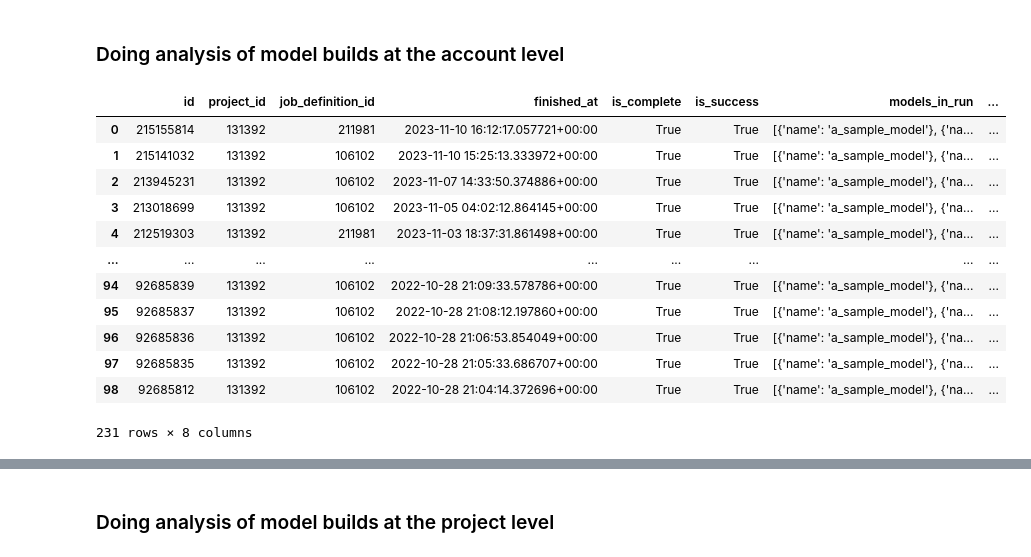
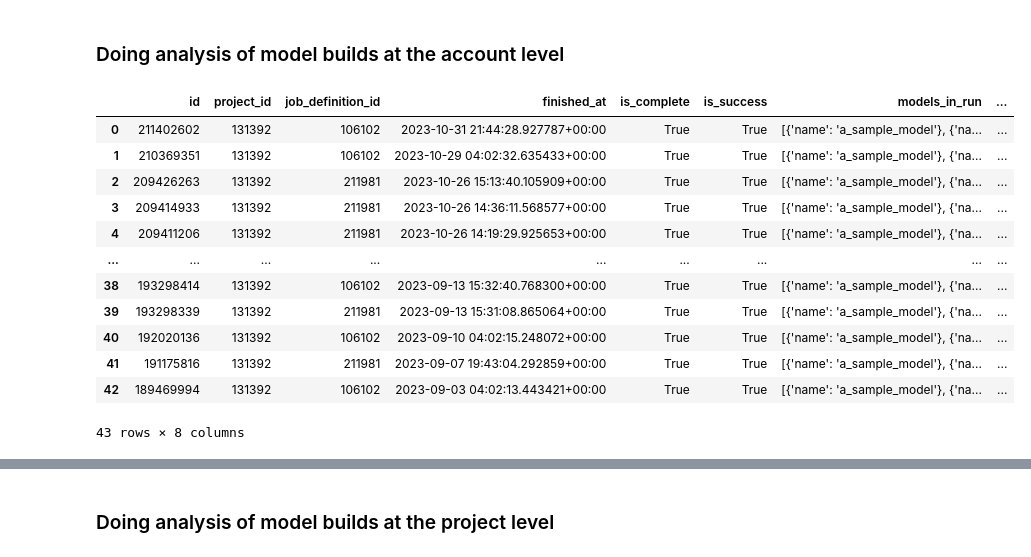
Before and after one commit to Stevedow99/dbt_cloud_code_snippets, a Jupyter notebook: python/analyze_model_builds_with_dbt_cloud_apis/project_job_analysis.ipynb, the cells around one changed output, grey strips where cells are left out. Cells and saved outputs as stored; diff of their text form; code cells hidden in the pictures.

```diff
--- a/python/analyze_model_builds_with_dbt_cloud_apis/project_job_analysis.ipynb
+++ b/python/analyze_model_builds_with_dbt_cloud_apis/project_job_analysis.ipynb
@@ -167,25 +191,31 @@ def get_runs_for_a_dbt_cloud_account(account_id, number_of_runs_to_return, proje
 # %% [markdown]
 ### Doing analysis of model builds at the account level
 # %%
-# getting the last 300 runs for the cloud account
+# getting runs from sep 1 to nov 1
+run_start_date = '2023-09-01'
+run_end_date = '2023-11-01'
+
 # note this will take a little since we are making a few API calls
-dfa = get_runs_for_a_dbt_cloud_account(account_id=account_id, number_of_runs_to_return=300)
+dbt_cloud_account_runs = get_runs_for_a_dbt_cloud_account(account_id=account_id, run_start_date=run_start_date, run_end_date=run_end_date)
+
+# Set the maximum number of rows to display, just using to reduce notebook size when demoing
+# pd.set_option('display.max_rows', 10)
 
 # display the data to get a look at it
-display(dfa)
+display(dbt_cloud_account_runs)
 # %% [output]
 |  | id | project_id | job_definition_id | finished_at | is_complete | is_success | models_in_run | ... |
-| 0 | 215155814 | 131392 | 211981 | 2023-11-10 16:12:17.057721+00:00 | True | True | [{'name': 'a_sample_model'}, {'na... | ... |
-| 1 | 215141032 | 131392 | 106102 | 2023-11-10 15:25:13.333972+00:00 | True | True | [{'name': 'a_sample_model'}, {'na... | ... |
-| 2 | 213945231 | 131392 | 106102 | 2023-11-07 14:33:50.374886+00:00 | True | True | [{'name': 'a_sample_model'}, {'na... | ... |
-| 3 | 213018699 | 131392 | 106102 | 2023-11-05 04:02:12.864145+00:00 | True | True | [{'name': 'a_sample_model'}, {'na... | ... |
-| 4 | 212519303 | 131392 | 211981 | 2023-11-03 18:37:31.861498+00:00 | True | True | [{'name': 'a_sample_model'}, {'na... | ... |
+| 0 | 211402602 | 131392 | 106102 | 2023-10-31 21:44:28.927787+00:00 | True | True | [{'name': 'a_sample_model'}, {'na... | ... |
+| 1 | 210369351 | 131392 | 106102 | 2023-10-29 04:02:32.635433+00:00 | True | True | [{'name': 'a_sample_model'}, {'na... | ... |
+| 2 | 209426263 | 131392 | 211981 | 2023-10-26 15:13:40.105909+00:00 | True | True | [{'name': 'a_sample_model'}, {'na... | ... |
+| 3 | 209414933 | 131392 | 211981 | 2023-10-26 14:36:11.568577+00:00 | True | True | [{'name': 'a_sample_model'}, {'na... | ... |
+| 4 | 209411206 | 131392 | 211981 | 2023-10-26 14:19:29.925653+00:00 | True | True | [{'name': 'a_sample_model'}, {'na... | ... |
 | ... | ... | ... | ... | ... | ... | ... | ... | ... |
-| 94 | 92685839 | 131392 | 106102 | 2022-10-28 21:09:33.578786+00:00 | True | True | [{'name': 'a_sample_model'}, {'na... | ... |
-| 95 | 92685837 | 131392 | 106102 | 2022-10-28 21:08:12.197860+00:00 | True | True | [{'name': 'a_sample_model'}, {'na... | ... |
-| 96 | 92685836 | 131392 | 106102 | 2022-10-28 21:06:53.854049+00:00 | True | True | [{'name': 'a_sample_model'}, {'na... | ... |
-| 97 | 92685835 | 131392 | 106102 | 2022-10-28 21:05:33.686707+00:00 | True | True | [{'name': 'a_sample_model'}, {'na... | ... |
-| 98 | 92685812 | 131392 | 106102 | 2022-10-28 21:04:14.372696+00:00 | True | True | [{'name': 'a_sample_model'}, {'na... | ... |
+| 38 | 193298414 | 131392 | 106102 | 2023-09-13 15:32:40.768300+00:00 | True | True | [{'name': 'a_sample_model'}, {'na... | ... |
+| 39 | 193298339 | 131392 | 211981 | 2023-09-13 15:31:08.865064+00:00 | True | True | [{'name': 'a_sample_model'}, {'na... | ... |
+| 40 | 192020136 | 131392 | 106102 | 2023-09-10 04:02:15.248072+00:00 | True | True | [{'name': 'a_sample_model'}, {'na... | ... |
+| 41 | 191175816 | 131392 | 211981 | 2023-09-07 19:43:04.292859+00:00 | True | True | [{'name': 'a_sample_model'}, {'na... | ... |
+| 42 | 189469994 | 131392 | 106102 | 2023-09-03 04:02:13.443421+00:00 | True | True | [{'name': 'a_sample_model'}, {'na... | ... |
-231 rows × 8 columns
+43 rows × 8 columns
 # %%
 # grouping the data frame by project
```
Also changed, not shown: parts of 8 cells of this notebook.
